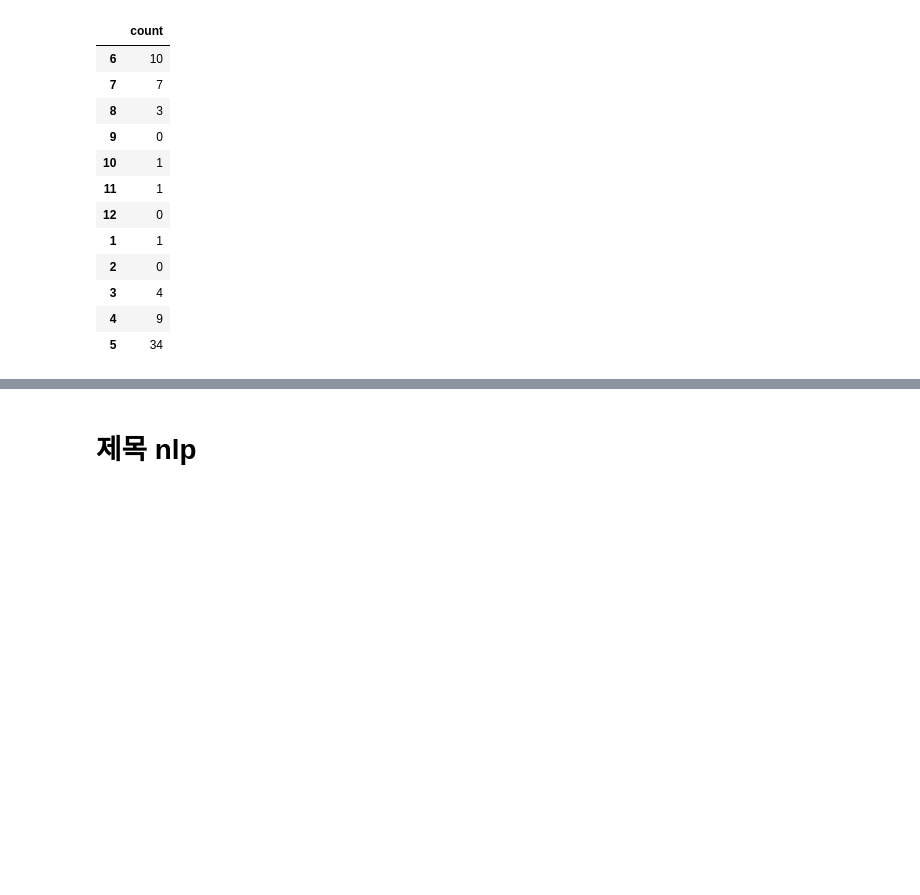
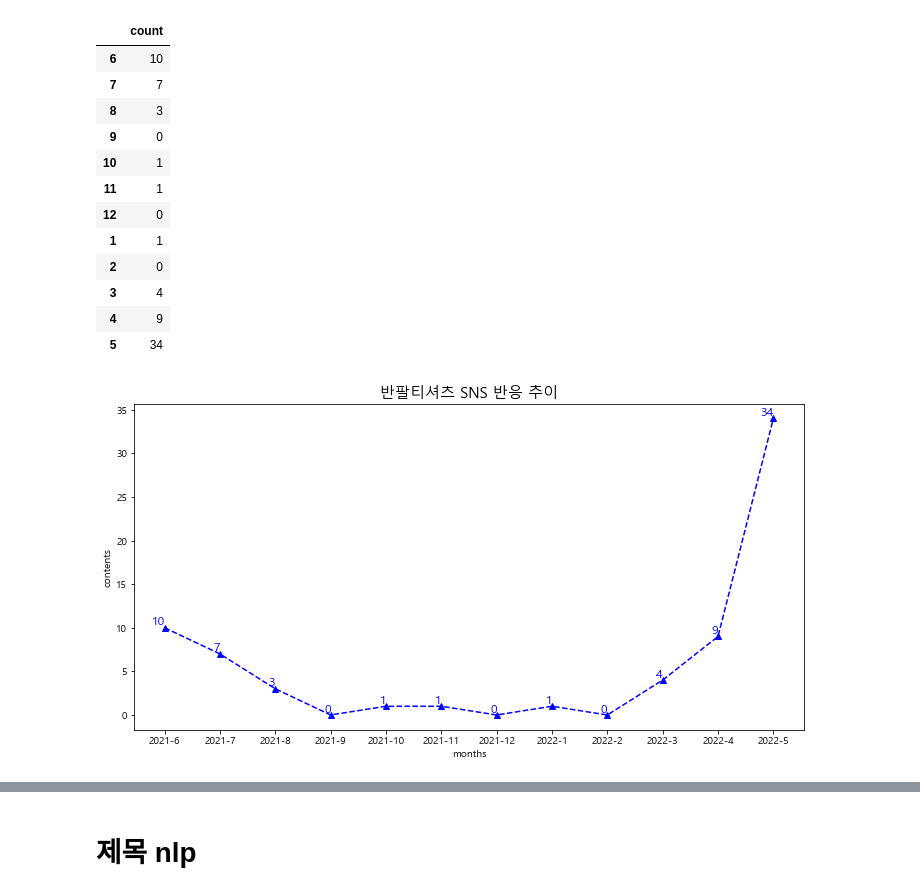
Before and after one commit to 00ddya3/zam_project, a Jupyter notebook: counting.ipynb, the cells around one changed output, grey strips where cells are left out. Drawn from its saved outputs; the diff is of its cells as text; code cells hidden in the pictures; blank space fills up the shorter version.

```diff
--- a/counting.ipynb
+++ b/counting.ipynb
@@ -277,10 +277,12 @@ yt_count
 yt_data.date = pd.to_datetime(yt_data.date)     #datetime type으로 변환
 yt_data['month'] = yt_data['date'].dt.month     #월추출
 
-months = [6,7,8,9,10,11,12,1,2,3,4,5]
+months = ['2021-6','2021-7','2021-8', '2021-9', '2021-10', '2021-11', '2021-12', '2022-1', '2022-2', '2022-3', '2022-4', '2022-5']
 cnts = []
+
 for month in months :
-    cnt = yt_data[yt_data['month'] == month].shape[0]
+    month = month.split('-')[1]
+    cnt = yt_data[yt_data['month'] == int(month)].shape[0]
     cnts.append(cnt)
 
 cnts
@@ -303,6 +305,26 @@ df_count
 | 3 | 4 |
 | 4 | 9 |
 | 5 | 34 |
+# %%
+plt.rc('font', family='Malgun Gothic')
+plt.figure(figsize=(12, 6))
+
+plt.plot(months, cnts, 'b^--')
+
+for i, v in enumerate(months):
+    plt.text(v, cnts[i], cnts[i],                 # 좌표 (x축 = v, y축 = y[0]..y[1], 표시 = y[0]..y[1])
+             fontsize = 12,
+             color='blue',
+             horizontalalignment='right',  # horizontalalignment (left, center, right)
+             verticalalignment='bottom')    # verticalalignment (top, center, bottom)
+
+plt.title(keyword + ' SNS 반응 추이', fontsize=15)
+plt.xlabel ('months', fontsize=12)
+plt.ylabel('contents', fontsize=12)
+
+plt.show()
+# %% [output]
+[figure, added]
 # %%
 #날짜순 정렬
 yt_data = yt_data.sort_values(by = 'date')
```
Also changed, not shown: parts of 7 cells of this notebook, 14 other files.
